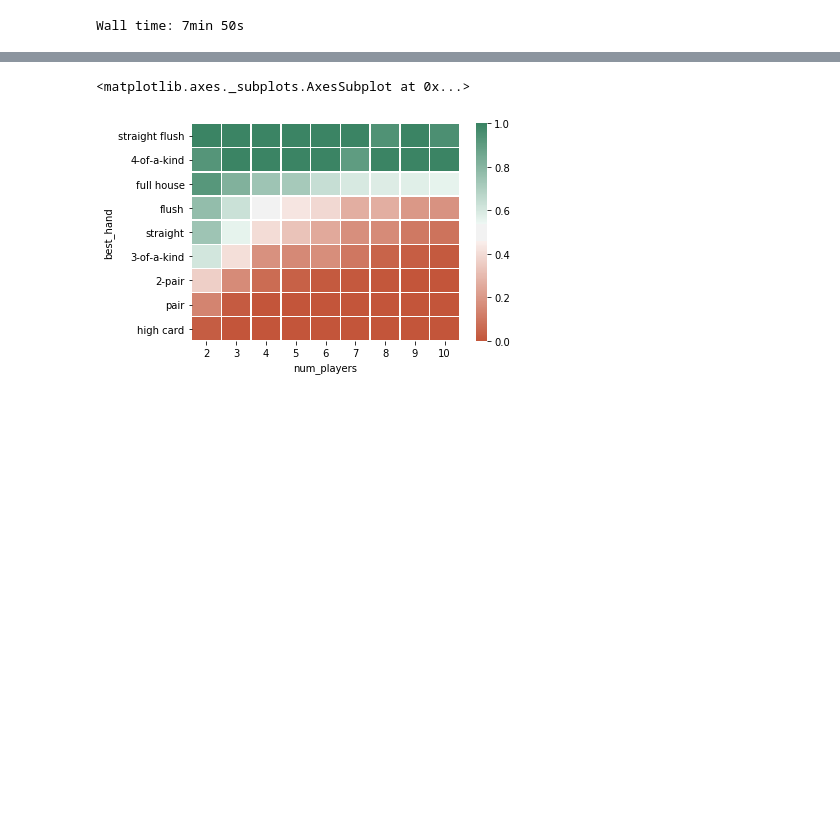
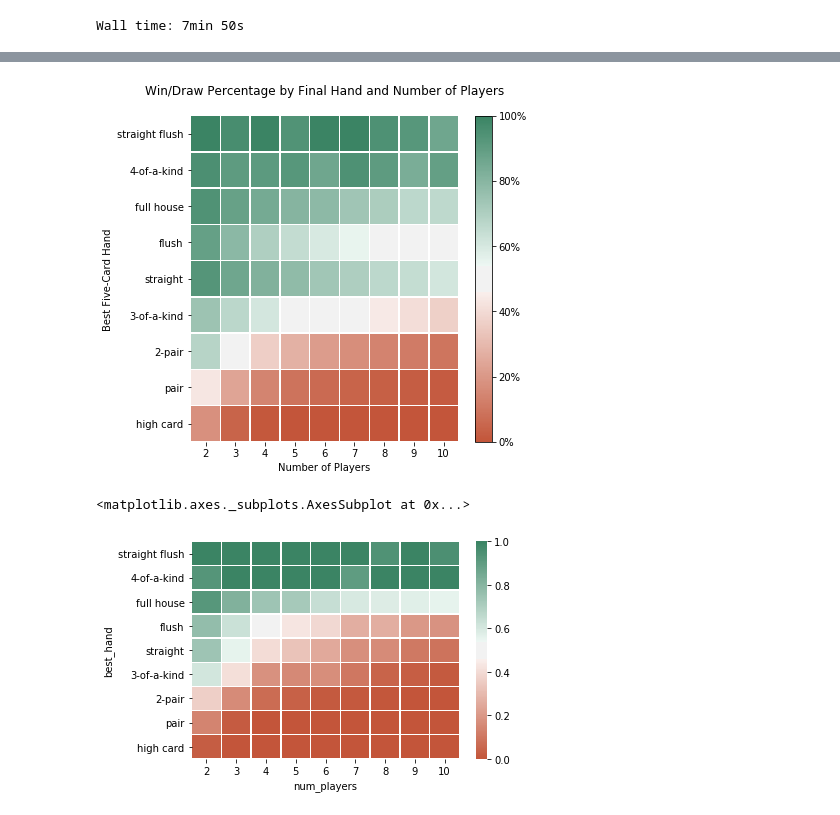
Before and after one commit to rahosbach/texas-holdem-simulator, a Jupyter notebook: texas_holdem_sim.ipynb, the cells around one changed output, grey strips where cells are left out. Saved outputs shown, nothing was run; the diff lists cells and outputs as text; code cells hidden in the pictures; blank space fills up the shorter version.

```diff
--- a/texas_holdem_sim.ipynb
+++ b/texas_holdem_sim.ipynb
@@ -636,3 +674,18 @@ sns.heatmap(pd.DataFrame(texas_win_draw_by_best_hand).sort_values('best_hand').r
+# %%
+texas_win_draw_by_best_hand = texas_results_df.groupby(['num_players', 'best_hand']).apply(lambda x: (np.sum(x.Win) + np.sum(x.Draw)) / (np.sum(x.Win) + np.sum(x.Draw) + np.sum(x.Loss)))
+
+plt.figure(figsize=(6,6))
+ax = sns.heatmap(pd.DataFrame(texas_win_draw_by_best_hand).sort_values('best_hand').reset_index().pivot('best_hand', 'num_players', 0),
+            cmap=sns.diverging_palette(20, 150, sep=20, as_cmap=True),
+            linewidths=.5,
+            cbar=False)
+ax.set(xlabel='Number of Players', ylabel='Best Five-Card Hand', title='Win/Draw Percentage by Final Hand and Number of Players\n')
+cbar = ax.figure.colorbar(ax.collections[0])
+cbar.set_ticks([0, 0.2, 0.4, 0.6, 0.8, 1])
+cbar.set_ticklabels(["0%", "20%", "40%", "60%", "80%", "100%"])
+ax.figure.savefig('heatmap_final_hand.svg', bbox_inches="tight")
+# %% [output]
+[figure, added]
 # %%
 omaha_results_df2 = pd.concat([omaha_results_df, pd.get_dummies(omaha_results_df['result'])], axis=1)
 omaha_win_draw_by_best_hand = omaha_results_df2.groupby(['num_players', 'best_hand']).apply(lambda x: (np.sum(x.Win) + np.sum(x.Draw)) / (np.sum(x.Win) + np.sum(x.Draw) + np.sum(x.Loss)))
```
Also changed, not shown: parts of 19 cells of this notebook.
